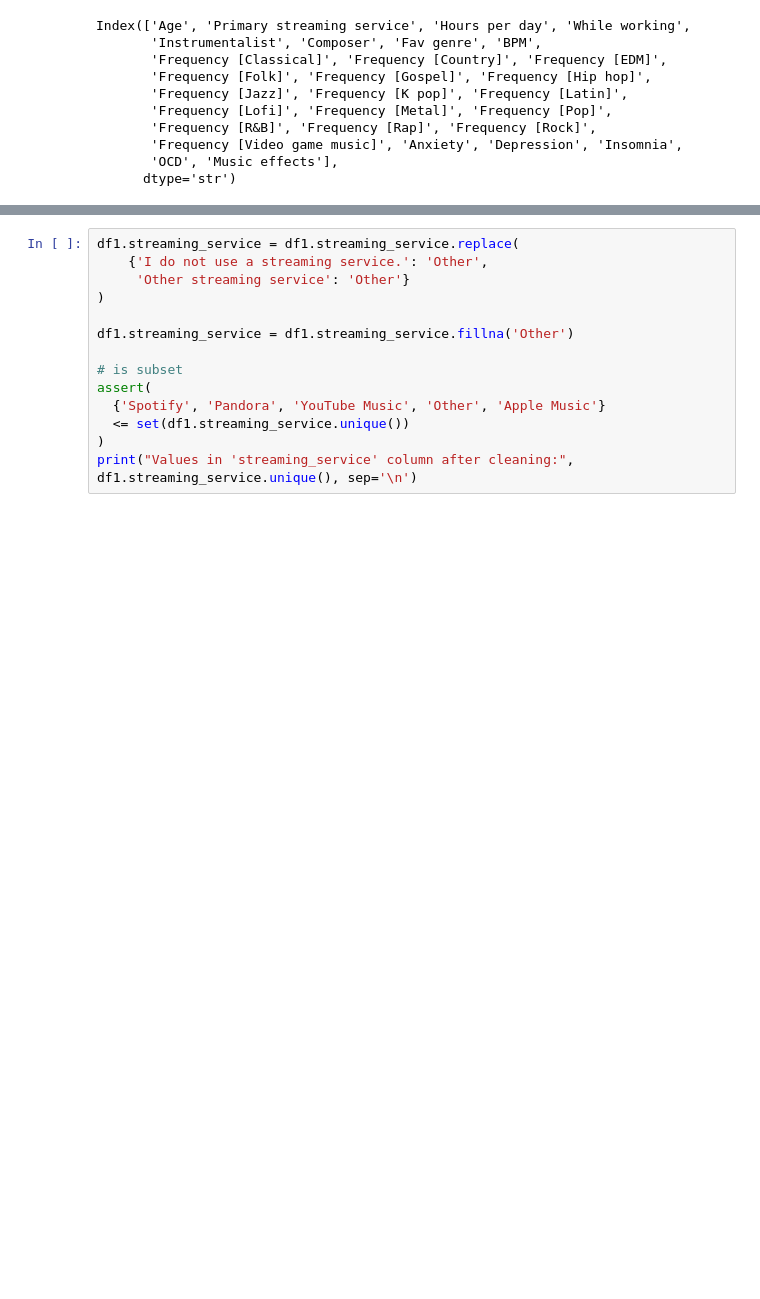
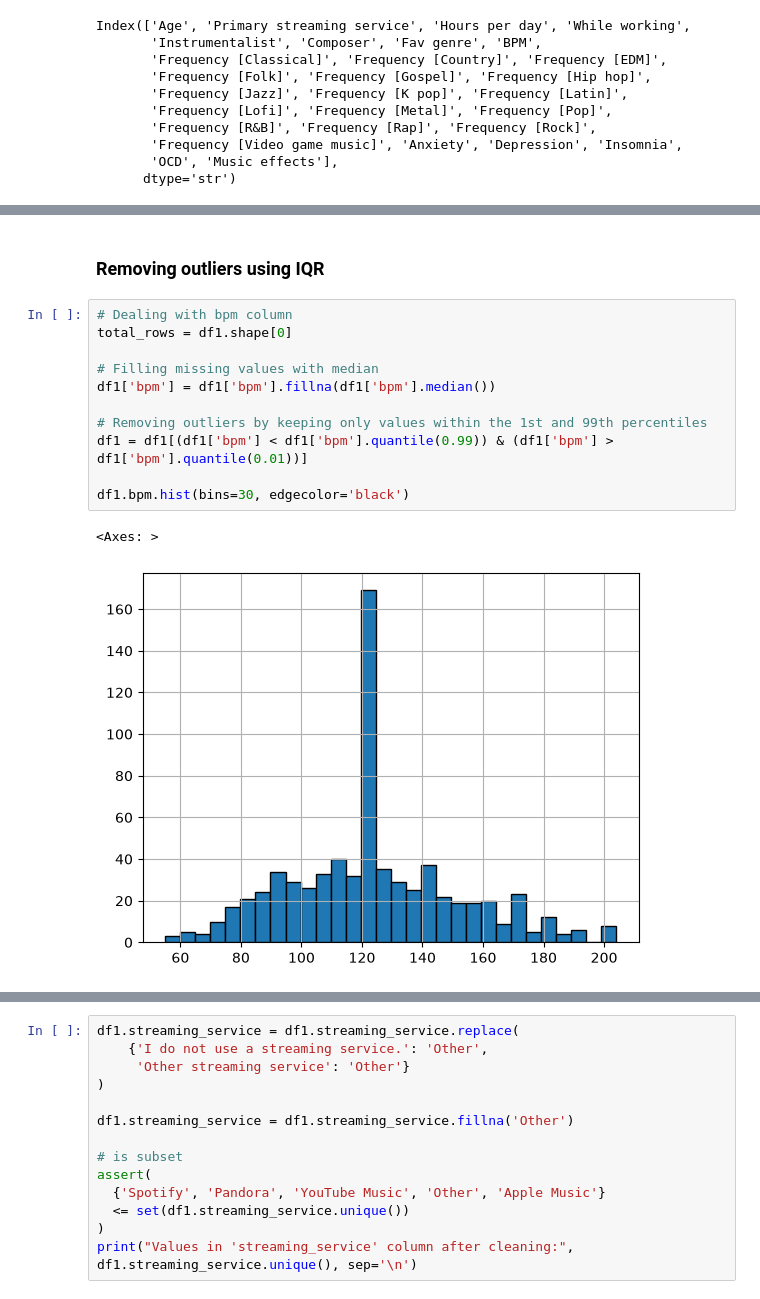
Before and after one commit to hem1t/music-mental, a Jupyter notebook: src/complete_documented_pipe.ipynb, the cells around one changed output, grey strips where cells are left out. Saved outputs shown, nothing was run; the diff lists cells and outputs as text; blank space fills up the shorter version.

```diff
--- a/src/complete_documented_pipe.ipynb
+++ b/src/complete_documented_pipe.ipynb
@@ -178,0 +153,16 @@ This includes `age`, `hours_daily`, `bpm`, `*_scr`.
+# %% [markdown]
+### Removing outliers using IQR
+# %%
+# Dealing with bpm column
+total_rows = df1.shape[0]
+
+# Filling missing values with median
+df1['bpm'] = df1['bpm'].fillna(df1['bpm'].median())
+
+# Removing outliers by keeping only values within the 1st and 99th percentiles
+df1 = df1[(df1['bpm'] < df1['bpm'].quantile(0.99)) & (df1['bpm'] > df1['bpm'].quantile(0.01))]
+
+df1.bpm.hist(bins=30, edgecolor='black')
+# %% [output]
+<Axes: >
+[figure, added]
```
Also changed, not shown: parts of 29 cells of this notebook.
